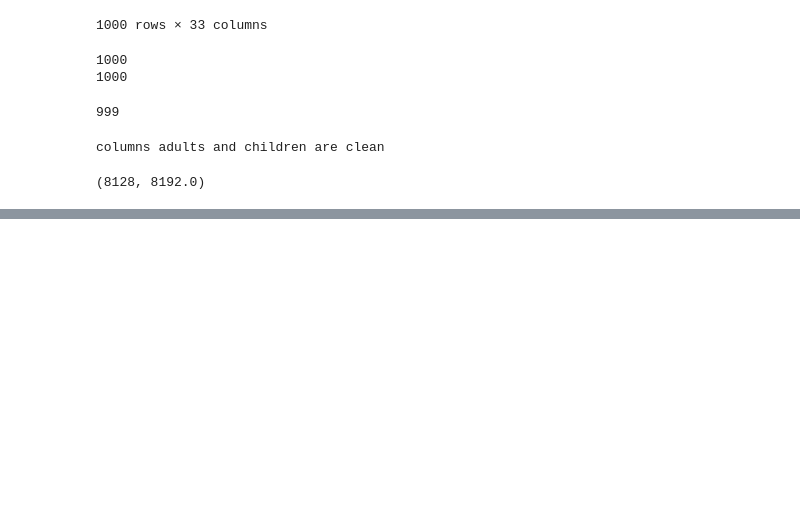
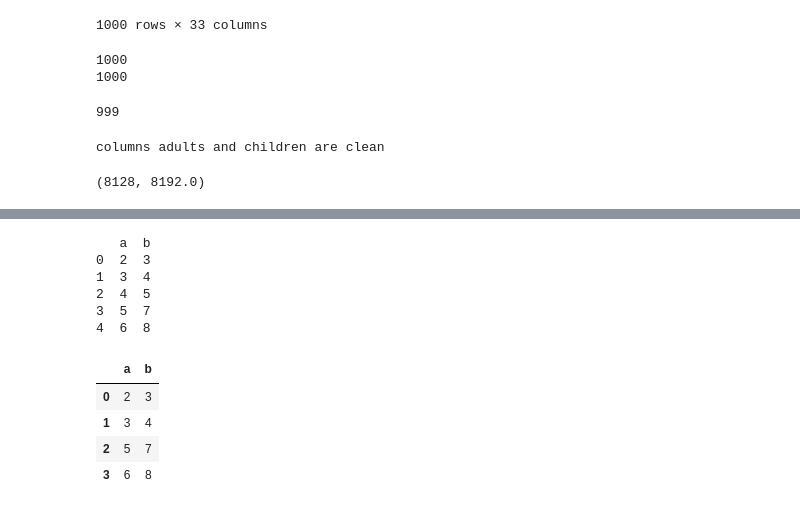
Before and after one commit to GMGuijt/HelloWorld, a Jupyter notebook: week4/Untitled.ipynb, the cells around one changed output, grey strips where cells are left out. Saved outputs shown, nothing was run; the diff lists cells and outputs as text; code cells hidden in the pictures; blank space fills up the shorter version.

```diff
--- a/week4/Untitled.ipynb
+++ b/week4/Untitled.ipynb
@@ -212,0 +234,21 @@ df[df.agent == df.agent.loc[0]]
+# %%
+a = pd.DataFrame({
+    'a' : [2,3,4,5,6],
+    'b' : [3,4,5,7,8]
+})
+print(a)
+a.drop(2,inplace = True)
+a.reset_index(inplace = True)
+a.drop('index',axis = 1)
+# %% [output]
+   a  b
+0  2  3
+1  3  4
+2  4  5
+3  5  7
+4  6  8
+|  | a | b |
+| 0 | 2 | 3 |
+| 1 | 3 | 4 |
+| 2 | 5 | 7 |
+| 3 | 6 | 8 |
```
Also changed, not shown: parts of 7 cells of this notebook, 2 other files.
